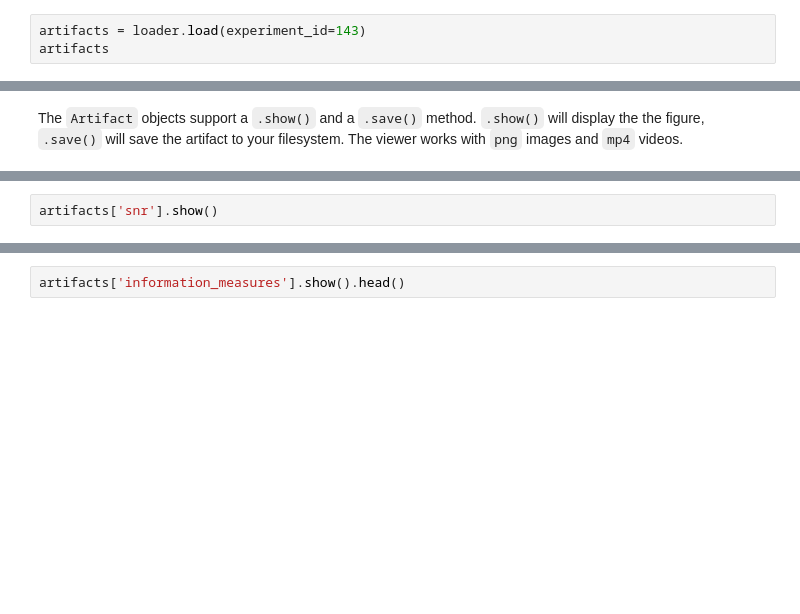
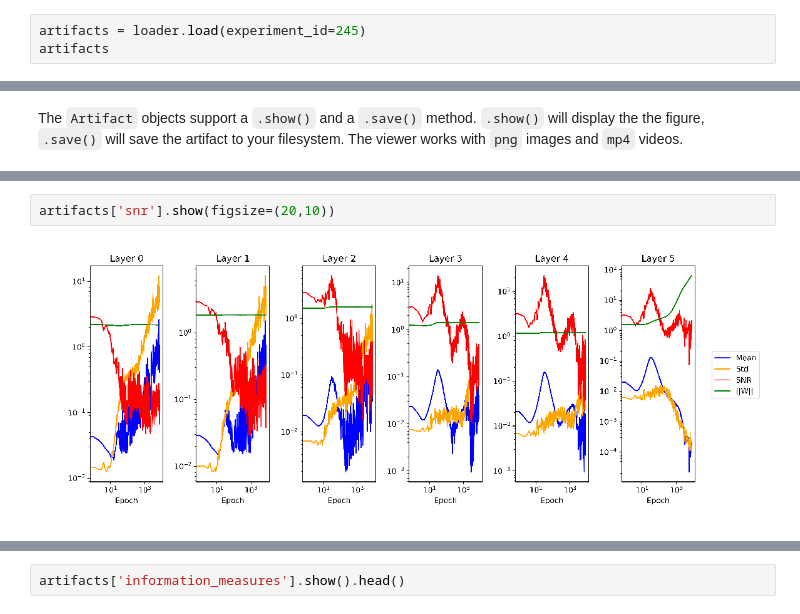
Before and after one commit to neuroinfo-os/deep-bottleneck, a Jupyter notebook: iclr_wrap_up/artifact_viewer_demo.ipynb, the cells around one changed output, grey strips where cells are left out. Saved outputs shown, nothing was run; the diff lists cells and outputs as text; blank space fills up the shorter version.

```diff
--- a/iclr_wrap_up/artifact_viewer_demo.ipynb
+++ b/iclr_wrap_up/artifact_viewer_demo.ipynb
@@ -7,5 +7,5 @@ loader = ArtifactLoader()
 # %% [markdown]
 Look up the experiment id in sacredboard. It is in the first column under `Id`. This way you can retrieve all artifacts related to an experiment. `.load()` returns a dictionary mapping artifact names to `Artifact` objects.
 # %%
-artifacts = loader.load(experiment_id=143)
+artifacts = loader.load(experiment_id=245)
 artifacts
@@ -16,4 +24,6 @@ artifacts['infoplane'].show()
 # %%
-artifacts['snr'].show()
+artifacts['snr'].show(figsize=(20,10))
+# %% [output]
+[figure, added]
 # %%
 artifacts['infoplane_movie'].show()
```
Also changed, not shown: parts of 4 cells of this notebook, 2 other files.
